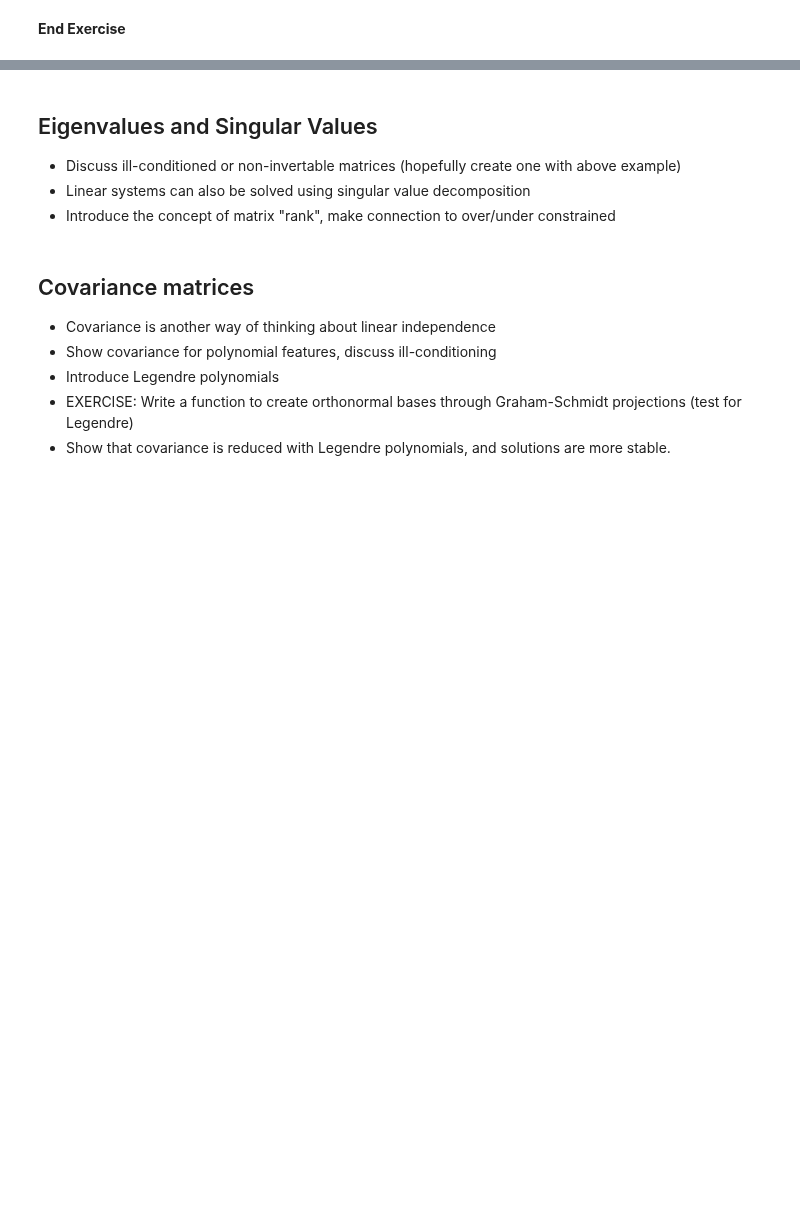
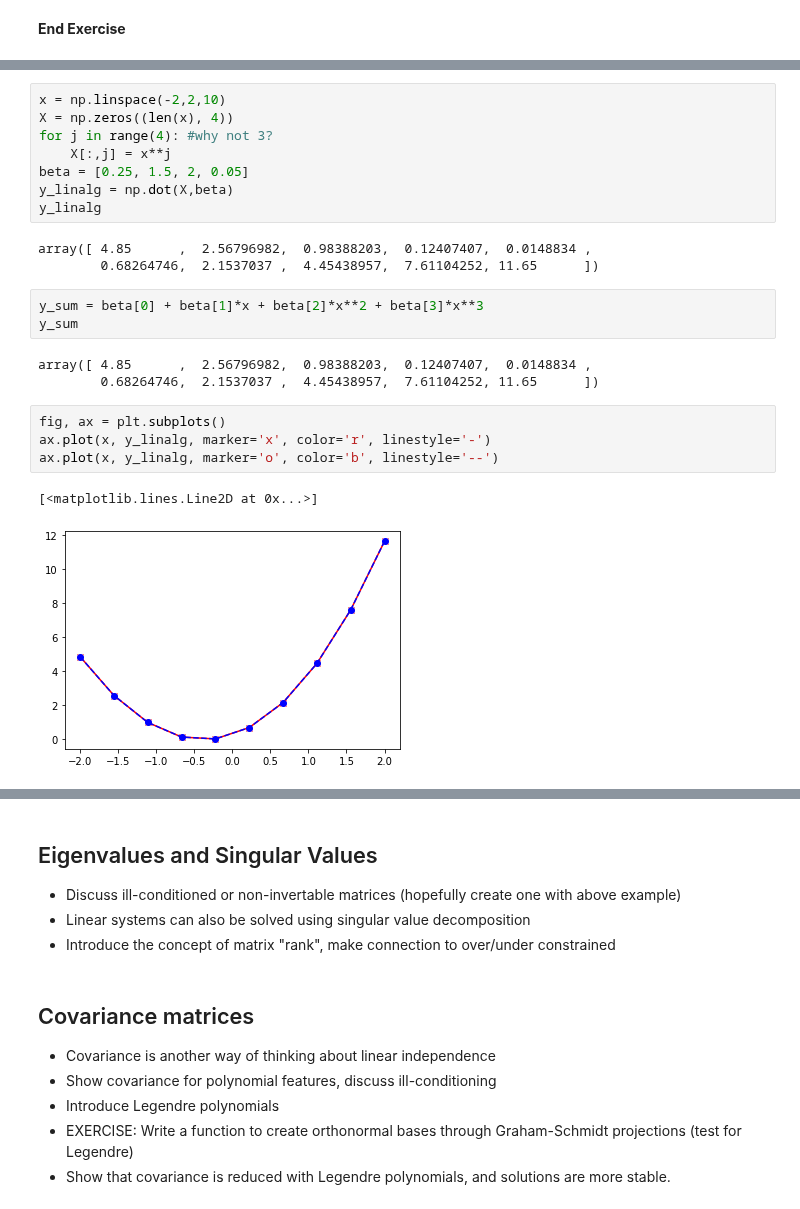
Before and after one commit to medford-group/data_analytics_for_engineers, a Jupyter notebook: modules/0-foundations/foundations.ipynb, the cells around one changed output, grey strips where cells are left out. Saved outputs shown, nothing was run; the diff lists cells and outputs as text; blank space fills up the shorter version.

```diff
--- a/modules/0-foundations/foundations.ipynb
+++ b/modules/0-foundations/foundations.ipynb
@@ -277,0 +430,24 @@ We can also use a built-in Python function to find the slope and intercept:
+# %%
+x = np.linspace(-2,2,10)
+X = np.zeros((len(x), 4))
+for j in range(4): #why not 3?
+    X[:,j] = x**j
+beta = [0.25, 1.5, 2, 0.05]
+y_linalg = np.dot(X,beta)
+y_linalg
+# %% [output]
+array([ 4.85      ,  2.56796982,  0.98388203,  0.12407407,  0.0148834 ,
+        0.68264746,  2.1537037 ,  4.45438957,  7.61104252, 11.65      ])
+# %%
+y_sum = beta[0] + beta[1]*x + beta[2]*x**2 + beta[3]*x**3
+y_sum
+# %% [output]
+array([ 4.85      ,  2.56796982,  0.98388203,  0.12407407,  0.0148834 ,
+        0.68264746,  2.1537037 ,  4.45438957,  7.61104252, 11.65      ])
+# %%
+fig, ax = plt.subplots()
+ax.plot(x, y_linalg, marker='x', color='r', linestyle='-')
+ax.plot(x, y_linalg, marker='o', color='b', linestyle='--')
+# %% [output]
+[<matplotlib.lines.Line2D at 0x...>]
+[figure, added]
```
Also changed, not shown: parts of 47 cells of this notebook.
